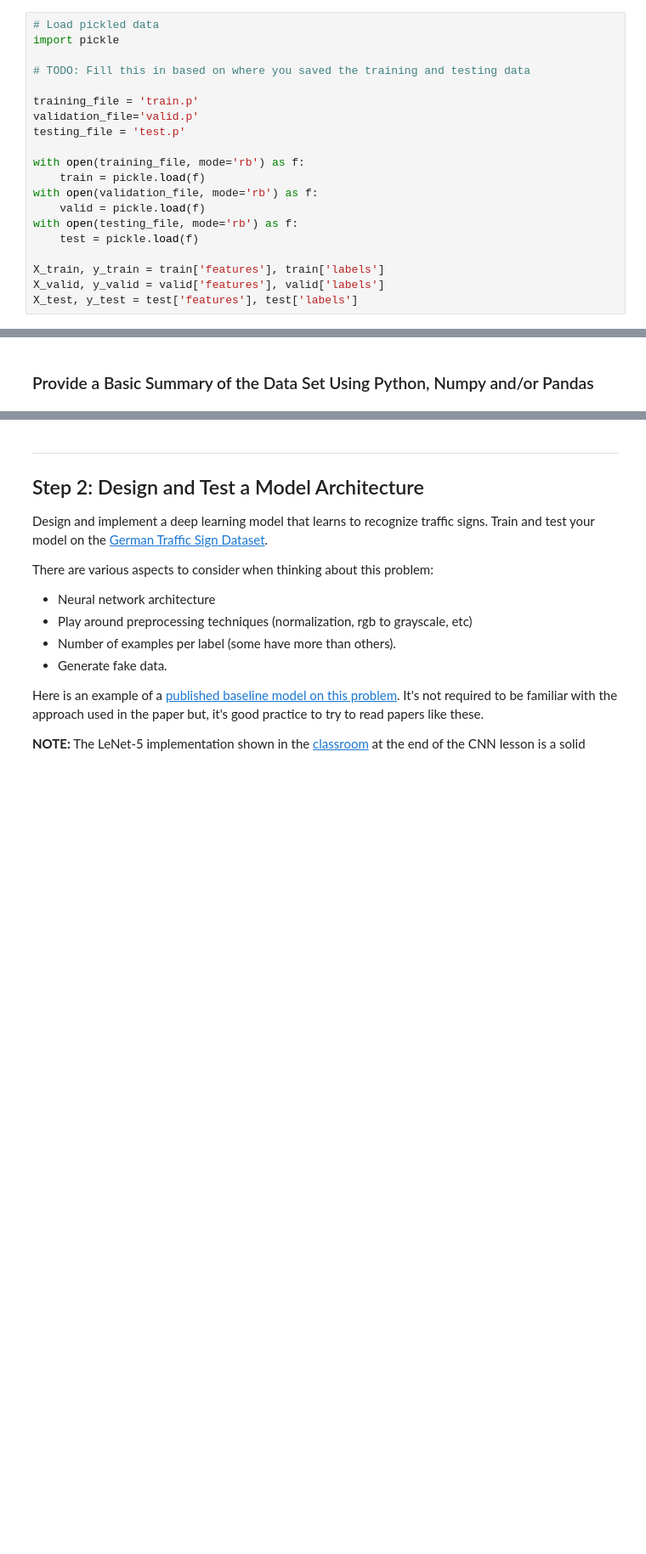
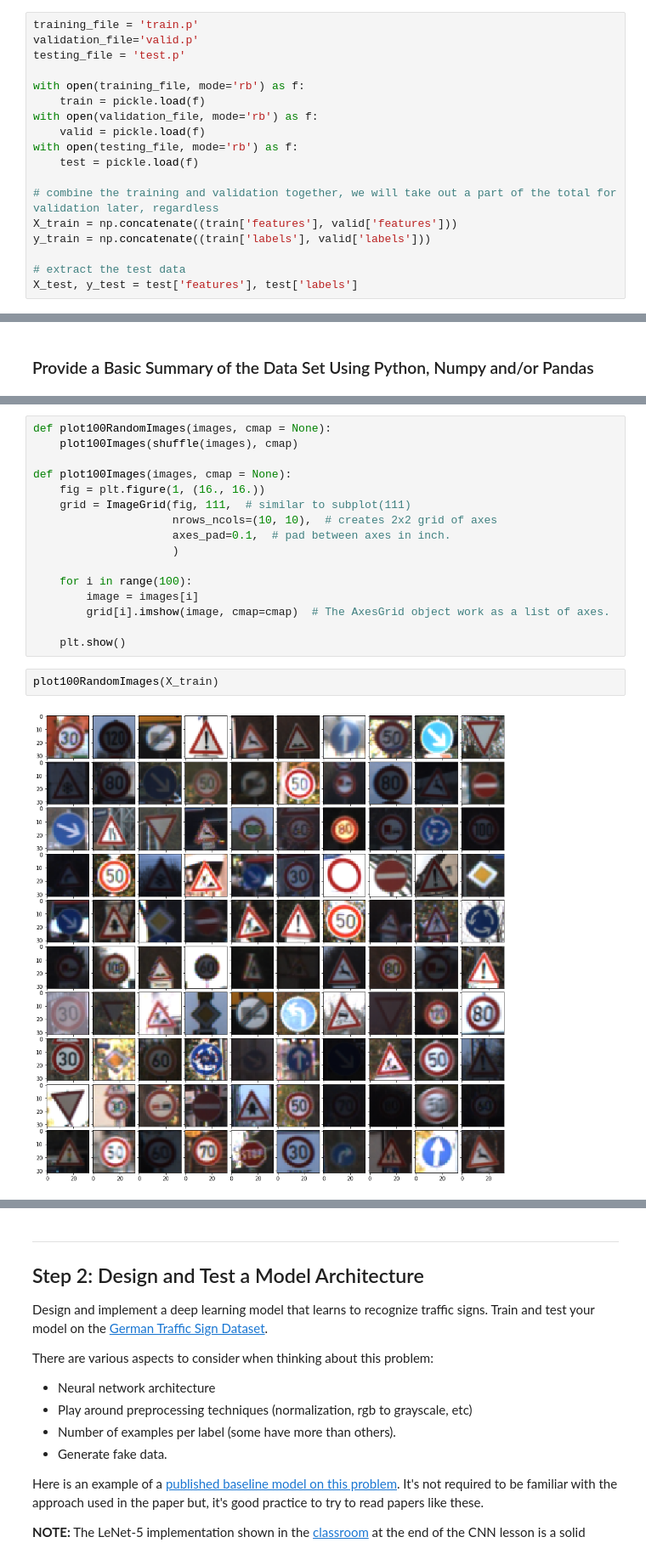
Before and after one commit to mahuna13/Traffic-Sign-Classifier, a Jupyter notebook: Traffic_Sign_Classifier.ipynb, the cells around one changed output, grey strips where cells are left out. Shown at 85% size. Cells and saved outputs as stored; diff of their text form; blank space fills up the shorter version.

Commit message:
Added data visualization as well as data generation using Keras. Right now only demonstrated the capability of generating extra data, next step is to amplify the whole training set and re-train.

```diff
--- a/Traffic_Sign_Classifier.ipynb
+++ b/Traffic_Sign_Classifier.ipynb
@@ -22,9 +37,4 @@ The [rubric](https://review.udacity.com/#!/rubrics/481/view) contains "Stand Out
 # %%
-# Load pickled data
-import pickle
-
-# TODO: Fill this in based on where you saved the training and testing data
-
 training_file = 'train.p'
 validation_file='valid.p'
 testing_file = 'test.p'
@@ -36,6 +46,9 @@ with open(validation_file, mode='rb') as f:
 with open(testing_file, mode='rb') as f:
     test = pickle.load(f)
 
-X_train, y_train = train['features'], train['labels']
-X_valid, y_valid = valid['features'], valid['labels']
+# combine the training and validation together, we will take out a part of the total for validation later, regardless
+X_train = np.concatenate((train['features'], valid['features']))
+y_train = np.concatenate((train['labels'], valid['labels']))
+
+# extract the test data
 X_test, y_test = test['features'], test['labels']
@@ -106,0 +109,20 @@ print(y_train[index])
+# %%
+def plot100RandomImages(images, cmap = None):
+    plot100Images(shuffle(images), cmap)
+
+def plot100Images(images, cmap = None):
+    fig = plt.figure(1, (16., 16.))
+    grid = ImageGrid(fig, 111,  # similar to subplot(111)
+                     nrows_ncols=(10, 10),  # creates 2x2 grid of axes
+                     axes_pad=0.1,  # pad between axes in inch.
+                     )
+
+    for i in range(100):
+        image = images[i]
+        grid[i].imshow(image, cmap=cmap)  # The AxesGrid object work as a list of axes.
+
+    plt.show()
+# %%
+plot100RandomImages(X_train)
+# %% [output]
+[figure, added]
```
Also changed, not shown: parts of 38 cells of this notebook.
